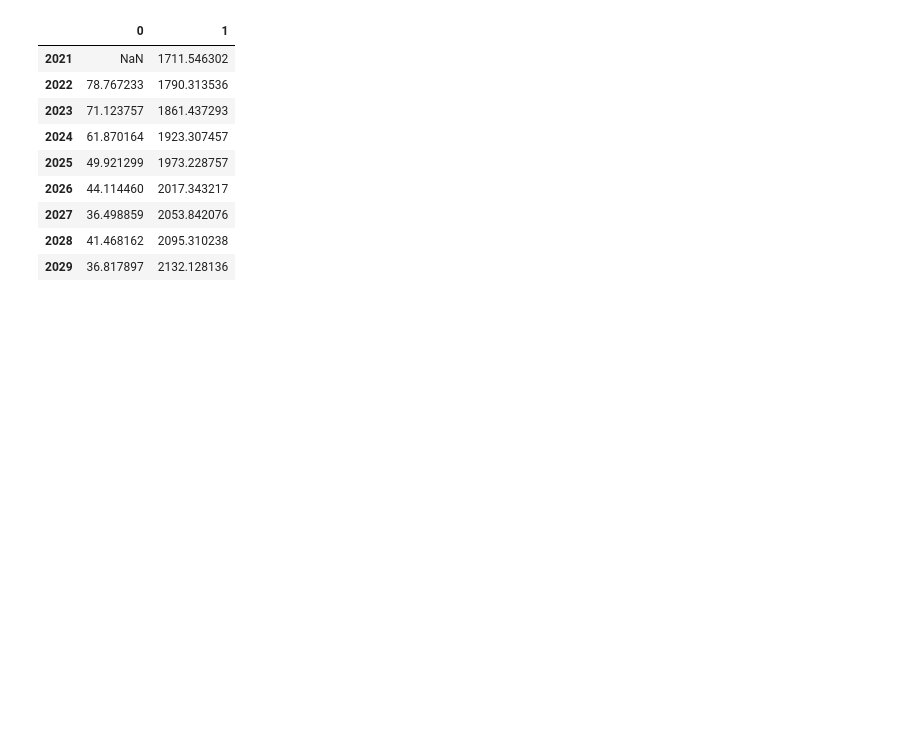
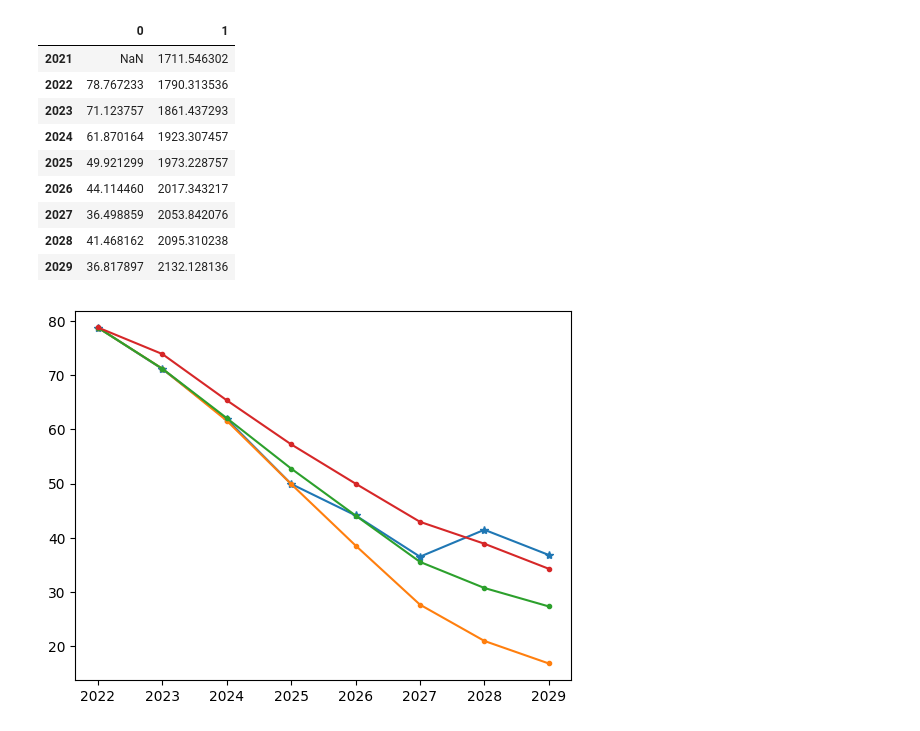
Before and after one commit to engeji/math_modul_v_1_0, a Jupyter notebook: mathbal_pick.ipynb, the cells around one changed output. Cells and saved outputs as stored; diff of their text form; code cells hidden in the pictures; blank space fills up the shorter version.

```diff
--- a/mathbal_pick.ipynb
+++ b/mathbal_pick.ipynb
@@ -142,3 +142,17 @@ dtype: object
 | 2027 | 36.498859 | 2053.842076 |
 | 2028 | 41.468162 | 2095.310238 |
 | 2029 | 36.817897 | 2132.128136 |
+# %%
+import matplotlib.pyplot as plt
+
+fig, ax = plt.subplots()
+
+ax.plot(t.get_year_prod, marker='*')
+# ax.plot(Trend.req['0b0'].df['Дата'],Trend.req['0b0'].df['Годовая, млрд.м3'], marker='*')
+ax.plot(Trend.req['0b0'].df['Дата'],Trend.req['0b10'].df['Годовая, млрд.м3'], marker='.')
+ax.plot(Trend.req['0b0'].df['Дата'],Trend.req['0b11'].df['Годовая, млрд.м3'], marker='.')
+ax.plot(Trend.req['0b0'].df['Дата'],Trend.req['0b111'].df['Годовая, млрд.м3'], marker='.')
+
+plt.show()
+# %% [output]
+[figure, added]
```
Also changed, not shown: 1 other file.
